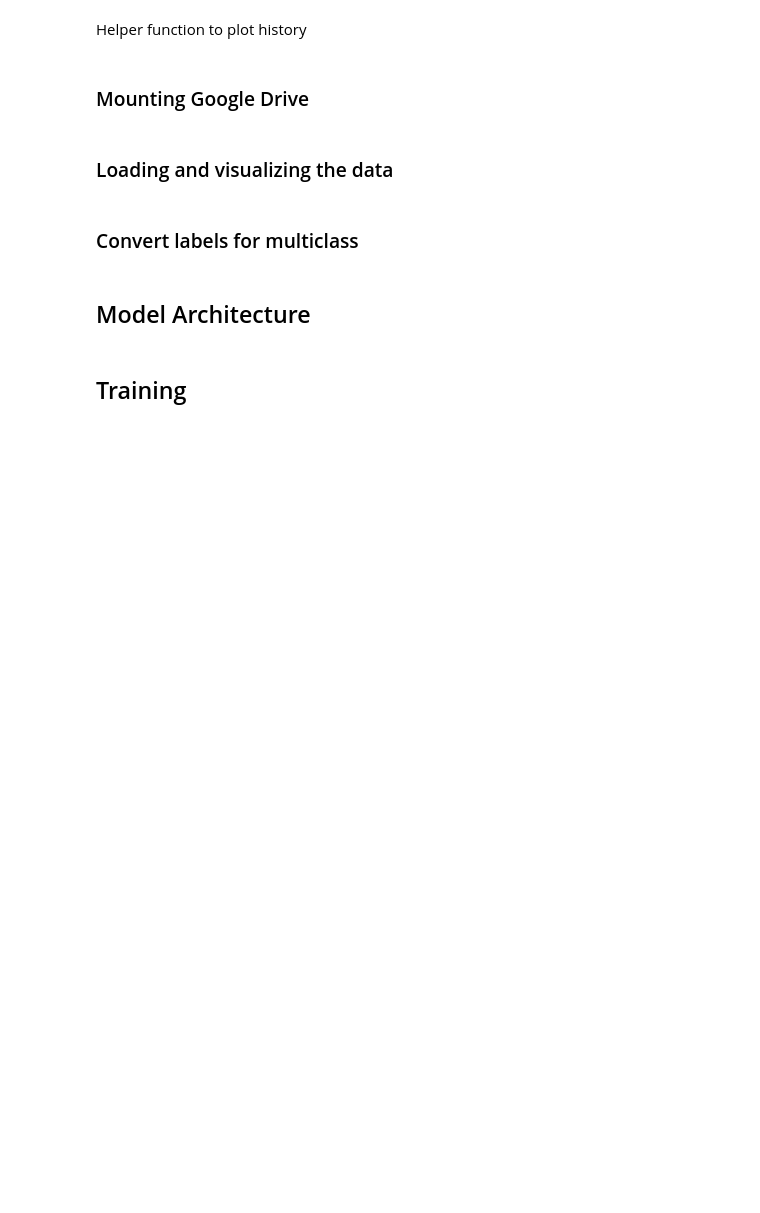
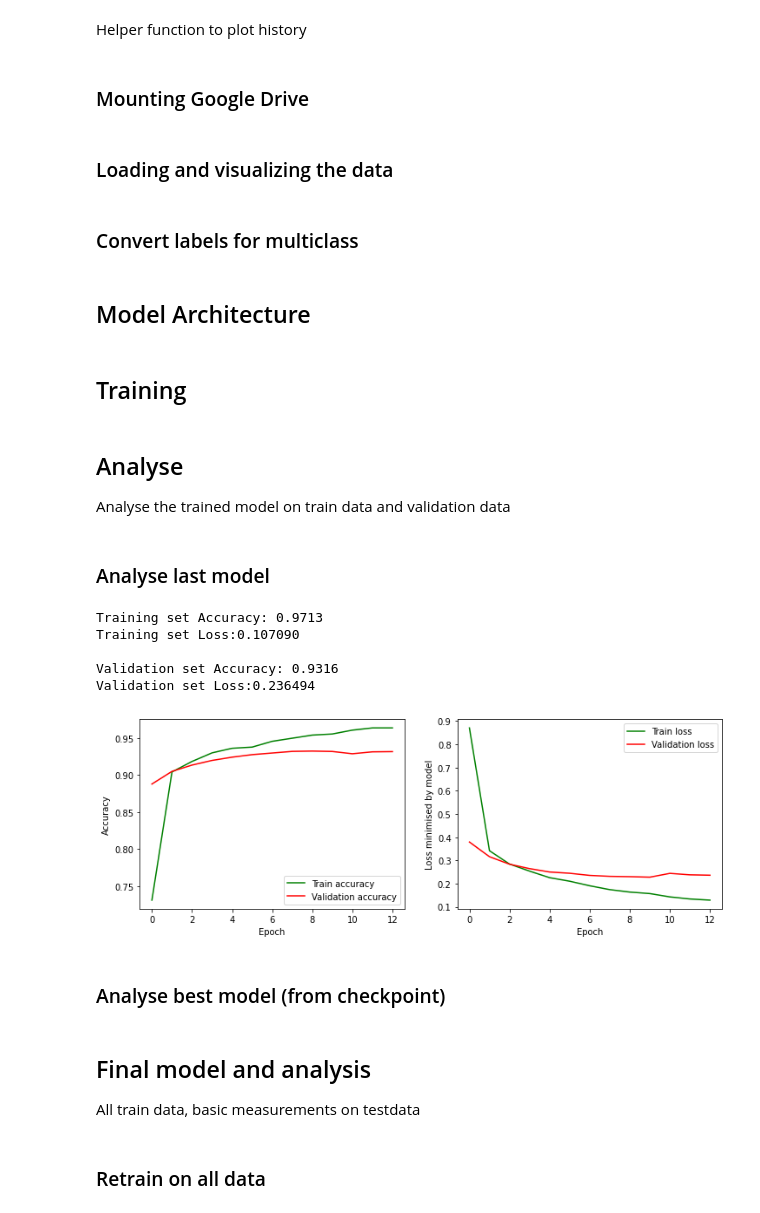
Before and after one commit to aaronhallaert/DeepLearningLab, a Jupyter notebook: First Graded Assignment/GA1_Train_Init.ipynb, the cells around one changed output. Cells and saved outputs as stored; diff of their text form; code cells hidden in the pictures; blank space fills up the shorter version.

Commit message:
Update the train init notebook

```diff
--- a/First Graded Assignment/GA1_Train_Init.ipynb
+++ b/First Graded Assignment/GA1_Train_Init.ipynb
@@ -183,0 +245,28 @@ def initial_model():
+# %% [markdown]
+## Analyse
+Analyse the trained model on train data and validation data
+# %% [markdown]
+### Analyse last model
+# %%
+# model_1 now contains the model at the end of the training run
+# We analyse the result:
+
+[train_loss, train_accuracy] = model_1.evaluate(x_train, r_train, verbose=0)
+print("Training set Accuracy:{:7.4f}".format(train_accuracy))
+print("Training set Loss:{:7.6f}\n".format(train_loss))
+
+[val_loss, val_accuracy] = model_1.evaluate(x_val, r_val, verbose=0)
+print("Validation set Accuracy:{:7.4f}".format(val_accuracy))
+print("Validation set Loss:{:7.6f}\n".format(val_loss))
+
+#Now we visualise what happened during training
+plot_history(history_1)
+# %% [output]
+Training set Accuracy: 0.9713
+Training set Loss:0.107090
+
+Validation set Accuracy: 0.9316
+Validation set Loss:0.236494
+[figure, added]
+# %% [markdown]
+### Analyse best model (from checkpoint)
@@ -183,0 +297,5 @@ def initial_model():
+# %% [markdown]
+## Final model and analysis
+All train data, basic measurements on testdata
+# %% [markdown]
+### Retrain on all data
```
Also changed, not shown: parts of 10 cells of this notebook.
